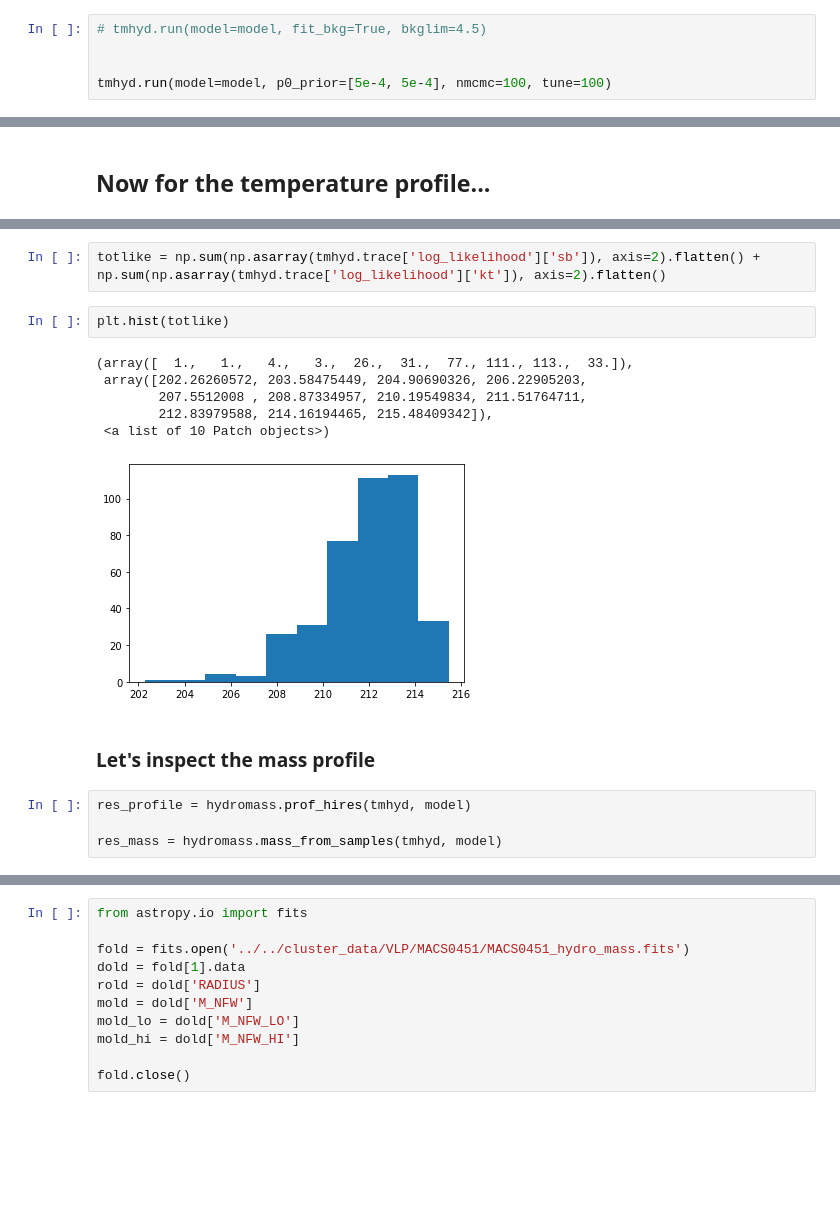
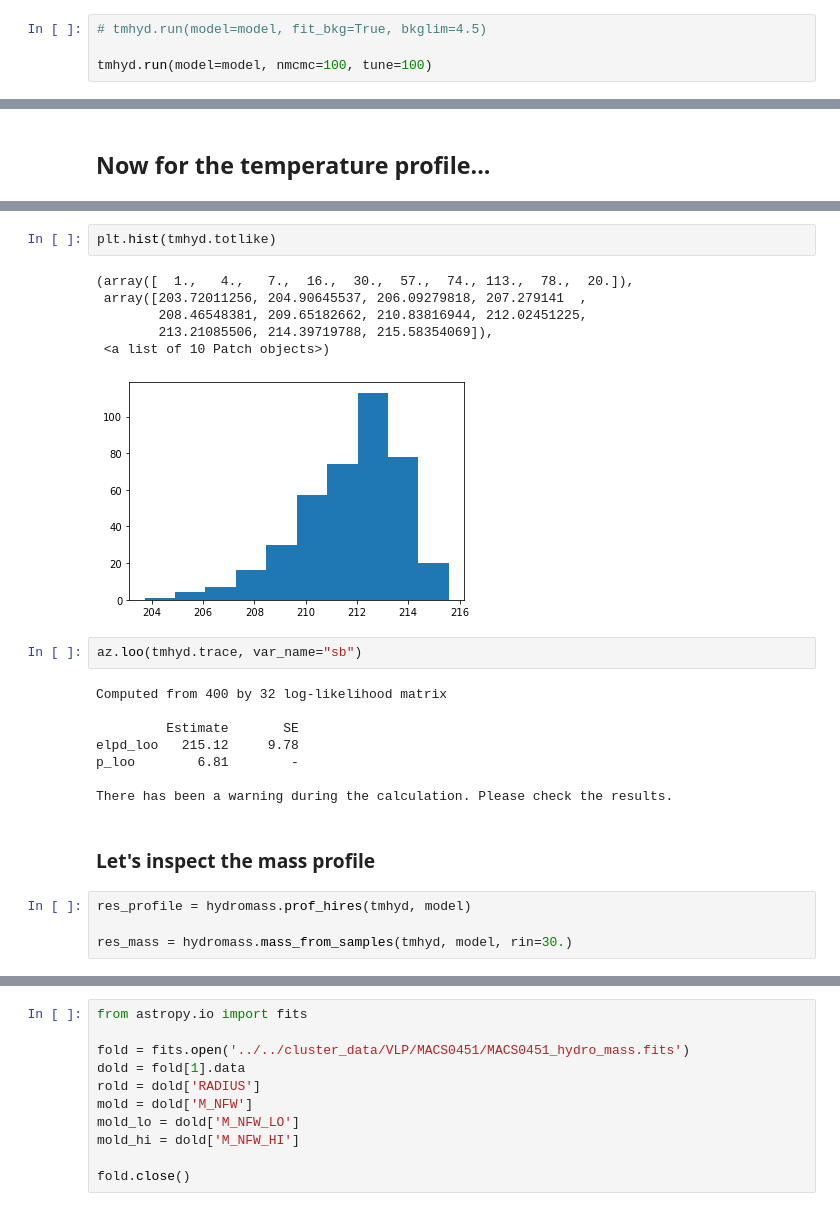
Before and after one commit to domeckert/hydromass, a Jupyter notebook: MACS0451.ipynb, the cells around one changed output, grey strips where cells are left out. Saved outputs shown, nothing was run; the diff lists cells and outputs as text; blank space fills up the shorter version.

```diff
--- a/MACS0451.ipynb
+++ b/MACS0451.ipynb
@@ -221,7 +229,6 @@ We are now ready to run the reconstruction. This is done using the Mhyd.run() fu
 # %%
 # tmhyd.run(model=model, fit_bkg=True, bkglim=4.5)
 
-
-tmhyd.run(model=model, p0_prior=[5e-4, 5e-4], nmcmc=100, tune=100)
+tmhyd.run(model=model, nmcmc=100, tune=100)
 # %% [output]
 Single conversion factor provided, we will assume it is constant throughout the radial range
@@ -416,20 +417,28 @@ plt.legend(fontsize=22)
-# %%
-totlike = np.sum(np.asarray(tmhyd.trace['log_likelihood']['sb']), axis=2).flatten() + np.sum(np.asarray(tmhyd.trace['log_likelihood']['kt']), axis=2).flatten()
 # %%
-plt.hist(totlike)
+plt.hist(tmhyd.totlike)
 # %% [output]
-(array([  1.,   1.,   4.,   3.,  26.,  31.,  77., 111., 113.,  33.]),
- array([202.26260572, 203.58475449, 204.90690326, 206.22905203,
-        207.5512008 , 208.87334957, 210.19549834, 211.51764711,
-        212.83979588, 214.16194465, 215.48409342]),
+(array([  1.,   4.,   7.,  16.,  30.,  57.,  74., 113.,  78.,  20.]),
+ array([203.72011256, 204.90645537, 206.09279818, 207.279141  ,
+        208.46548381, 209.65182662, 210.83816944, 212.02451225,
+        213.21085506, 214.39719788, 215.58354069]),
  <a list of 10 Patch objects>)
-[figure, old version]
+[figure, new version]
+# %%
+az.loo(tmhyd.trace, var_name="sb")
+# %% [output]
+Computed from 400 by 32 log-likelihood matrix
+
+         Estimate       SE
+elpd_loo   215.12     9.78
+p_loo        6.81        -
+
+There has been a warning during the calculation. Please check the results.
 # %% [markdown]
 ### Let's inspect the mass profile
 # %%
 res_profile = hydromass.prof_hires(tmhyd, model)
 
-res_mass = hydromass.mass_from_samples(tmhyd, model)
+res_mass = hydromass.mass_from_samples(tmhyd, model, rin=30.)
 # %%
 plt.clf()
 
```
Also changed, not shown: parts of 39 cells of this notebook, 9 other files.
